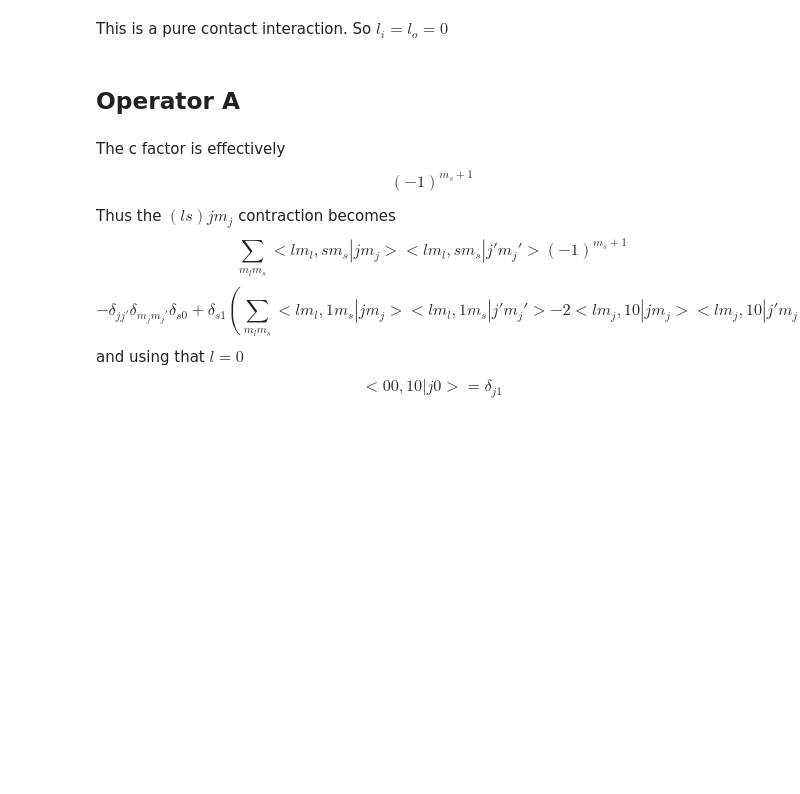
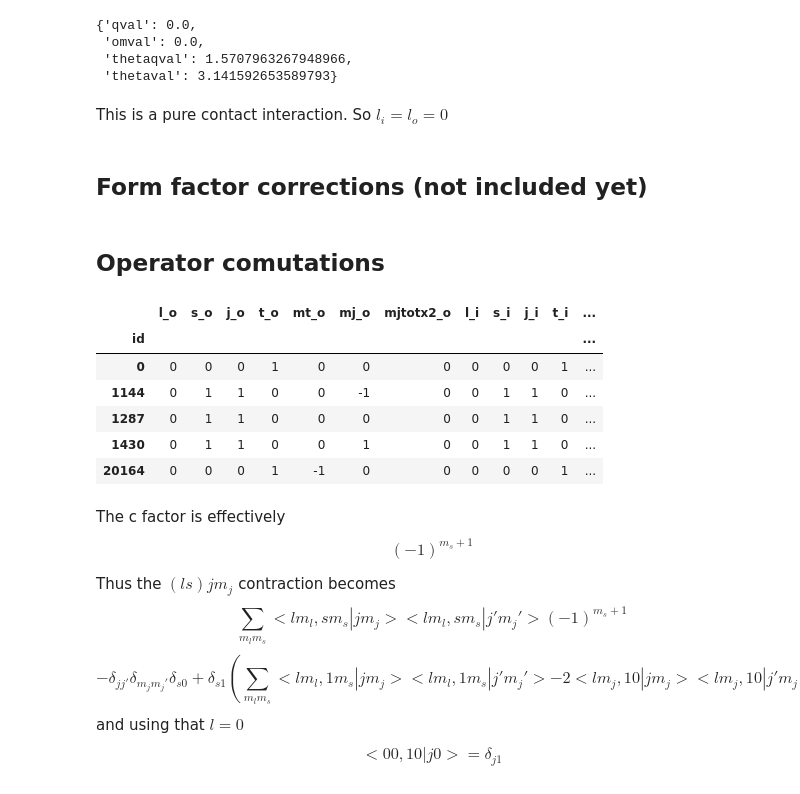
Before and after one commit to ckoerber/numpwd, a Jupyter notebook: notebooks/ff/he4-ff-2nb-contact.ipynb, the cells around one changed output. Saved outputs shown, nothing was run; the diff lists cells and outputs as text; code cells hidden in the pictures; blank space fills up the shorter version.

```diff
--- a/notebooks/ff/he4-ff-2nb-contact.ipynb
+++ b/notebooks/ff/he4-ff-2nb-contact.ipynb
@@ -17,0 +30,23 @@ f = "compton-dens-4he-av18-empot-no3nf-om=0.00E+00-th=1.80E+02-nx=16-nphi=16-np1
+# %%
+patterns = (
+    r"compton-dens-(?P<nuc>[0-9A-z]+)",
+    r"\-(?P<potential>[a-z0-9]+)",
+    r"(?:\-(?P<empot>(?:empot)))?",
+    r"(?:\-(?P<tnf>(?:[a-z0-9]+)))?",
+    r"(?:\-Lamnum=(?P<lambda>(?:[0-9\.e\+]+)))?",
+    r"(?:\-tnfcut=(?P<tnfcut>(?:[0-9]+)))?",
+    r"\-om=(?P<omega>(?:[0-9\.]+E[\+\-][0-9]+))",
+    r"\-th=(?P<theta>(?:[0-9\.E\+]+))",
+    r"\-nx=(?P<nx>(?:[0-9]+))",
+    r"\-nphi=(?P<nphi>(?:[0-9]+))",
+    r"\-np12\=np34\=(?P<np12_np34>(?:[0-9\+]+))",
+    r"\-np3\=(?P<np3>(?:[0-9\+]+))",
+    r"\-nq4\=nq=(?P<nq4_nq>(?:[0-9\+]+))",
+    r"\-j12max=(?P<j12max>(?:[0-9]+))",
+    r"\-lmax=(?P<lmax>(?:[0-9]+))",
+    r"\-lsummax=(?P<lsummax>(?:[0-9]+))",
+    r"\-tau4max=(?P<tau4max>(?:[0-9]+))",
+    r"\-rho\.h5",
+)
+pattern = re.compile("".join(patterns))
+pattern.search(files[0]).groupdict()
@@ -17,0 +71,14 @@ f = "compton-dens-4he-av18-empot-no3nf-om=0.00E+00-th=1.80E+02-nx=16-nphi=16-np1
+# %%
+dtypes = {
+    int: ["nx", "nphi", "j12max", "lmax", "lsummax", "tau4max"],
+    float: ["lambda", "omega", "theta"],
+}
+# %%
+data = [pattern.search(f).groupdict() for f in files]
+df = pd.DataFrame(data)
+for dtype, cols in dtypes.items():
+    for col in cols:
+        df[col] = df[col].astype(dtype)
+
+df["file"] = files
+df.head()
@@ -18,2 +92,9 @@ f = "compton-dens-4he-av18-empot-no3nf-om=0.00E+00-th=1.80E+02-nx=16-nphi=16-np1
 # %%
-dens = read_h5(os.path.join(DATA, f))
+f = df["file"].values[0]
+dens = read_h5(os.path.join(DATA_4HE_AV18, f))
+dens.current_info
+# %% [output]
+{'qval': 0.0,
+ 'omval': 0.0,
+ 'thetaqval': 1.5707963267948966,
+ 'thetaval': 3.141592653589793}
@@ -22,2 +101,4 @@ dens.channels
 # %% [markdown]
 This is a pure contact interaction. So $l_i = l_o = 0$
+# %% [markdown]
+## Form factor corrections (not included yet)
@@ -24,5 +159,5 @@ This is a pure contact interaction. So $l_i = l_o = 0$
 # %% [markdown]
-## Operator A
+## Operator comutations
 # %%
 def get_contact_frame(dens):
     id_dens = dens.channels.query(
@@ -35,7 +170,14 @@ def get_contact_frame(dens):
     df["res"] = channel_res
     return df
 # %%
-df = get_contact_frame(dens)
-df.head()
+get_contact_frame(dens).head()
+# %% [output]
+|  | l_o | s_o | j_o | t_o | mt_o | mj_o | mjtotx2_o | l_i | s_i | j_i | t_i | ... |
+| id |  |  |  |  |  |  |  |  |  |  |  | ... |
+| 0 | 0 | 0 | 0 | 1 | 0 | 0 | 0 | 0 | 0 | 0 | 1 | ... |
+| 1144 | 0 | 1 | 1 | 0 | 0 | -1 | 0 | 0 | 1 | 1 | 0 | ... |
+| 1287 | 0 | 1 | 1 | 0 | 0 | 0 | 0 | 0 | 1 | 1 | 0 | ... |
+| 1430 | 0 | 1 | 1 | 0 | 0 | 1 | 0 | 0 | 1 | 1 | 0 | ... |
+| 20164 | 0 | 0 | 0 | 1 | -1 | 0 | 0 | 0 | 0 | 0 | 1 | ... |
 # %%
 def op_a(df, k2):
```
Also changed, not shown: parts of 19 cells of this notebook.
